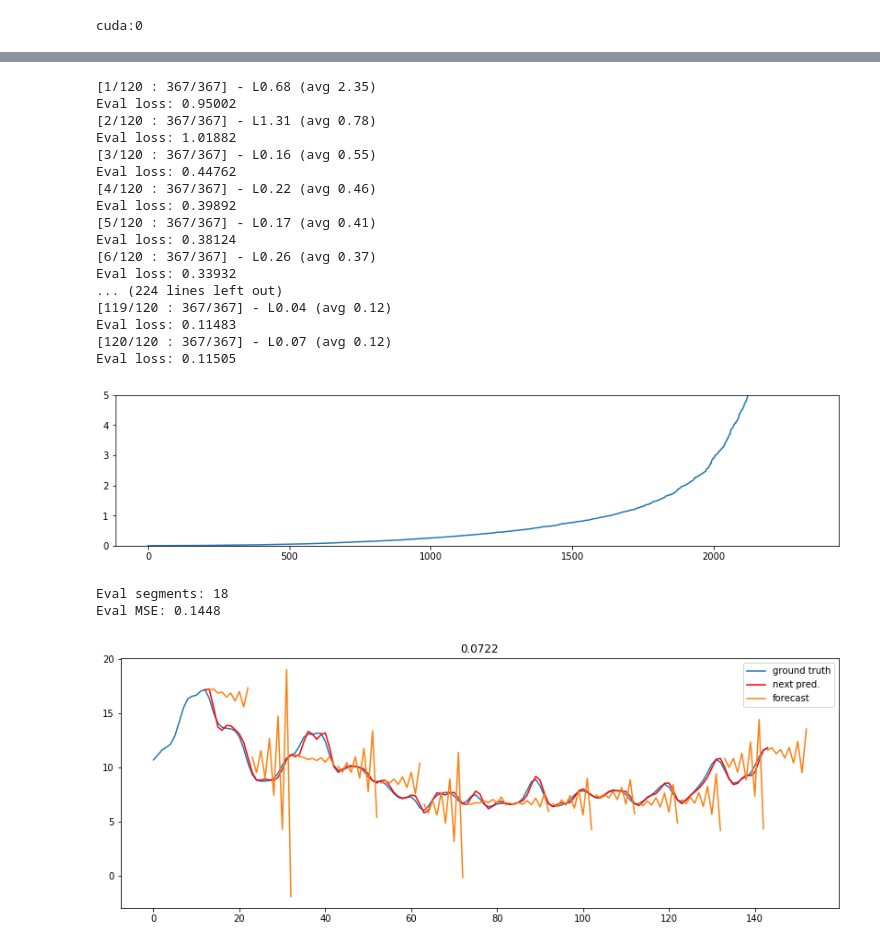
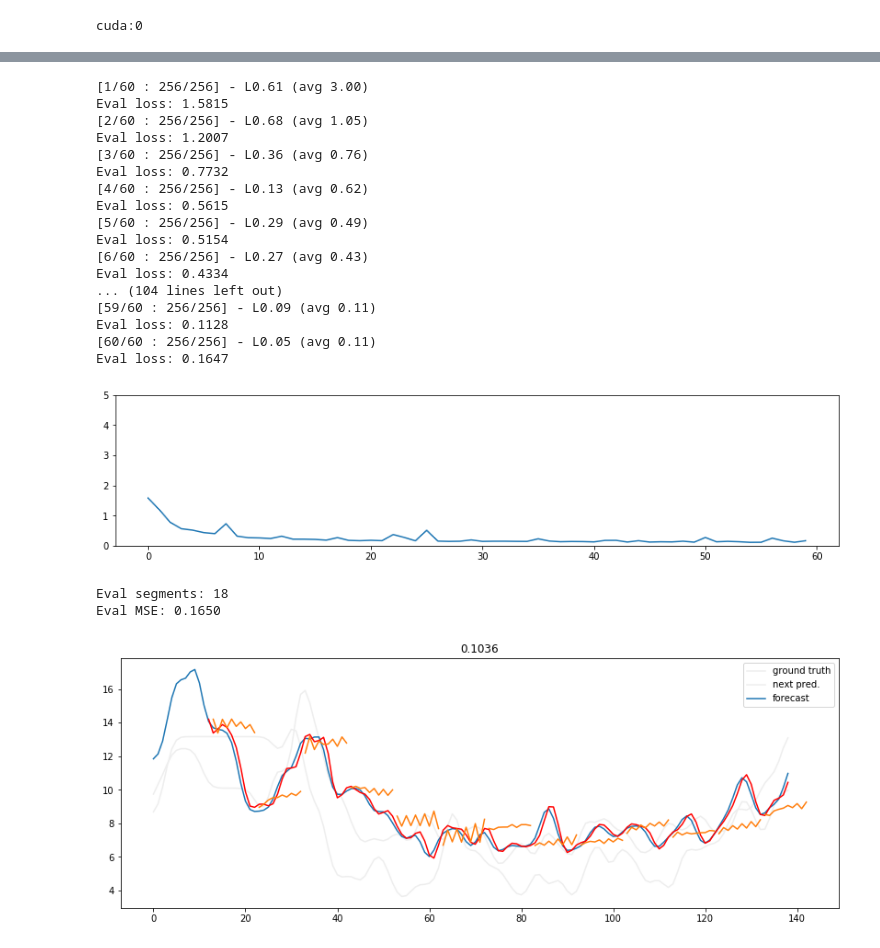
Before and after one commit to ulzee/traffic, a Jupyter notebook: Spot_Linear.ipynb, the cells around one changed output, grey strips where cells are left out. Saved outputs shown, nothing was run; the diff lists cells and outputs as text; code cells hidden in the pictures.

```diff
--- a/Spot_Linear.ipynb
+++ b/Spot_Linear.ipynb
@@ -20,17 +20,17 @@ torch.manual_seed(0)
 np.random.seed(0)
 # %%
 DENSE = False
-EPS = 120
-LAG = 12 + 1
+EPS = 60
+LAG = 24 + 1
 # SROUTE = [
 #     '403259-401851',
 #     '401851-401852'
 # ]
 SROUTE = [
     '400860-400861',
-#     '400861-403781',
+    '400861-403781',
 #     '400861-400948',
-#     '400861-405376',
+    '400861-405376',
 ]
 STOPS = len(SROUTE)
 device = torch.device("cuda:0" if torch.cuda.is_available() else "cpu")
@@ -69,7 +59,7 @@ Chunks (lag 13)
 from models.Linear import *
 model = Linear(lag=LAG-1, stops=STOPS).to(device)
 model.device = device
-criterion, opt, sch = model.params(lr=0.05)
+criterion, opt, sch = model.params(lr=0.005)
 # %%
 evf = lambda: evaluate(
     evalset, model,
@@ -109,29 +99,29 @@ for eii  in range(EPS):
     sys.stdout.flush()
     sch.step()
 # %% [output]
-[1/120 : 367/367] - L0.68 (avg 2.35)
-Eval loss: 0.95002
-[2/120 : 367/367] - L1.31 (avg 0.78)
-Eval loss: 1.01882
-[3/120 : 367/367] - L0.16 (avg 0.55)
-Eval loss: 0.44762
-[4/120 : 367/367] - L0.22 (avg 0.46)
-Eval loss: 0.39892
-[5/120 : 367/367] - L0.17 (avg 0.41)
-Eval loss: 0.38124
-[6/120 : 367/367] - L0.26 (avg 0.37)
-Eval loss: 0.33932
-... (224 lines left out)
-[119/120 : 367/367] - L0.04 (avg 0.12)
-Eval loss: 0.11483
-[120/120 : 367/367] - L0.07 (avg 0.12)
-Eval loss: 0.11505
+[1/60 : 256/256] - L0.61 (avg 3.00)
+Eval loss: 1.5815
+[2/60 : 256/256] - L0.68 (avg 1.05)
+Eval loss: 1.2007
+[3/60 : 256/256] - L0.36 (avg 0.76)
+Eval loss: 0.7732
+[4/60 : 256/256] - L0.13 (avg 0.62)
+Eval loss: 0.5615
+[5/60 : 256/256] - L0.29 (avg 0.49)
+Eval loss: 0.5154
+[6/60 : 256/256] - L0.27 (avg 0.43)
+Eval loss: 0.4334
+... (104 lines left out)
+[59/60 : 256/256] - L0.09 (avg 0.11)
+Eval loss: 0.1128
+[60/60 : 256/256] - L0.05 (avg 0.11)
+Eval loss: 0.1647
 # %%
 plt.figure(figsize=(14, 3))
-plt.plot(sorted(sqerr)); plt.ylim(0, 5)
+plt.plot(eval_mse); plt.ylim(0, 5)
 plt.show(); plt.close()
 # %% [output]
-[figure, old version]
+[figure, new version]
 # %%
 from utils import *
 viewset = SpotHistory(SROUTE, 'test', 18, lag=None, res=10, shuffle=False, verbose=False)
@@ -142,8 +132,8 @@ print('Eval segments:', len(viewset))
 print('Eval MSE: %.4f' % np.mean(sqerr))
 # %% [output]
 Eval segments: 18
-Eval MSE: 0.1448
+Eval MSE: 0.1650
 # %%
 _ = eval_lin(viewset[:1], model, test_lag=LAG-1, fmax=10, plot=True)
 # %% [output]
-[figure, old version]
+[figure, new version]
```
Also changed, not shown: parts of 4 cells of this notebook, 14 other files.
